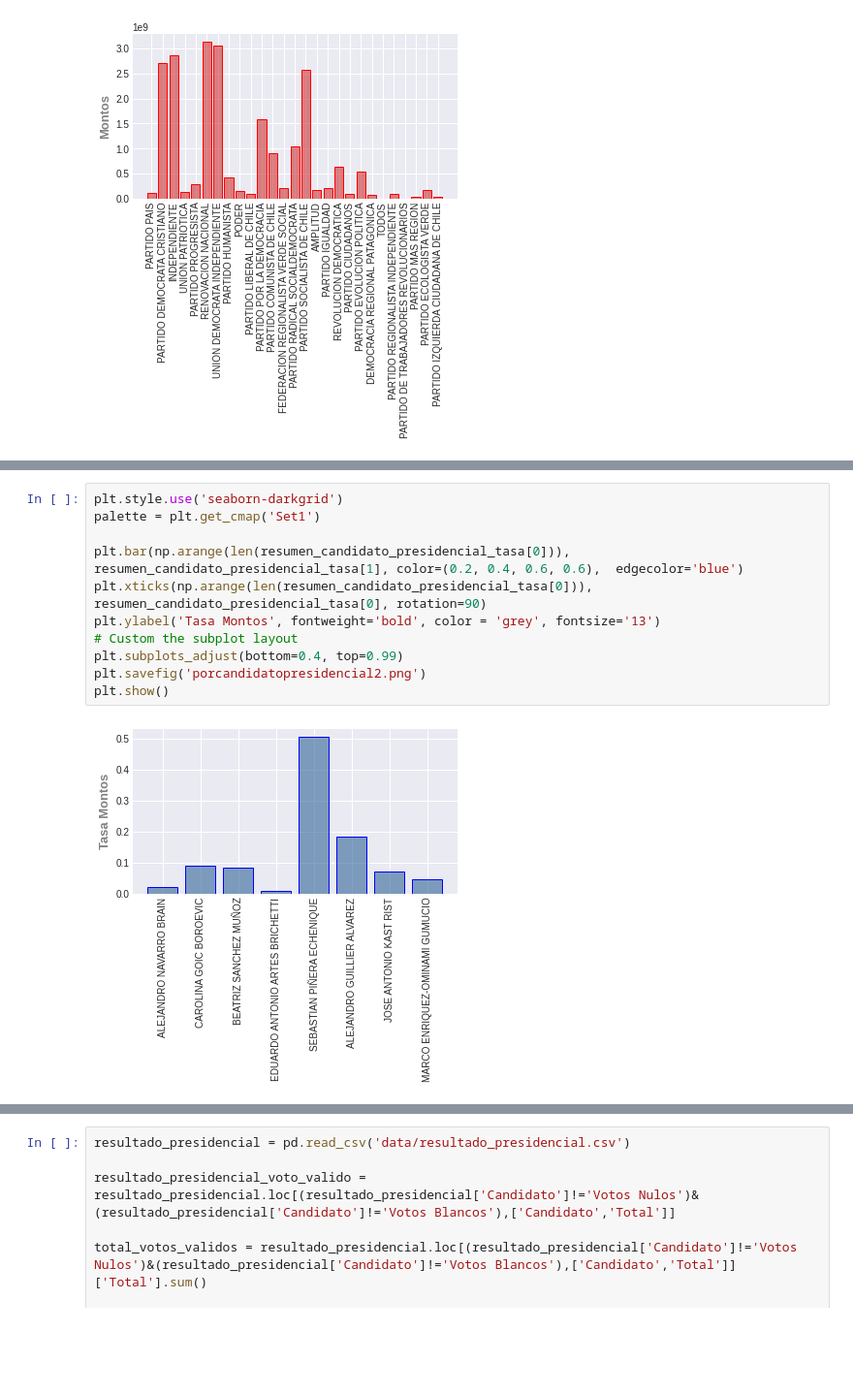
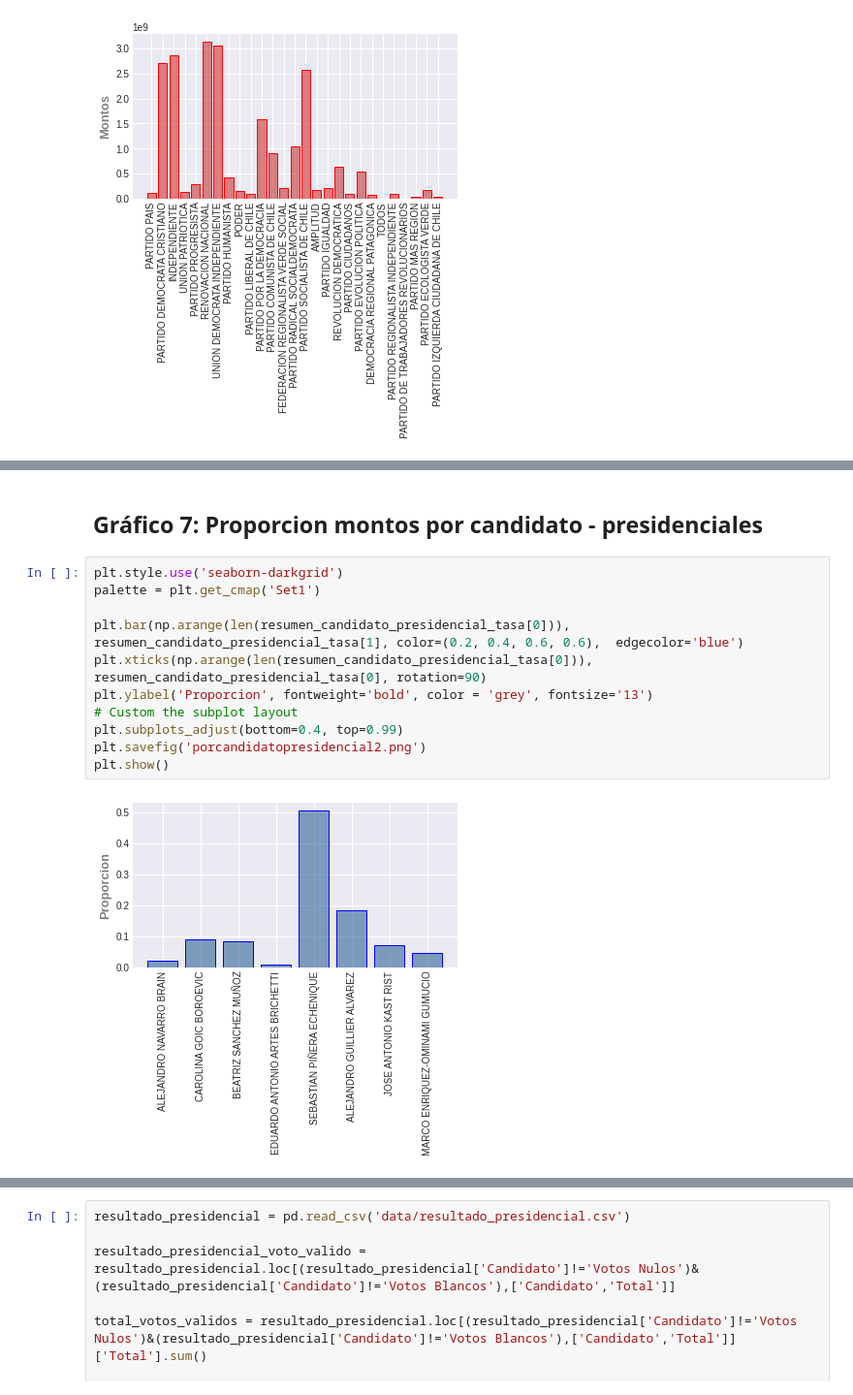
Before and after one commit to wormaza/DatosServel, a Jupyter notebook: elecciones.ipynb, the cells around one changed output, grey strips where cells are left out. Shown at 97% size. Drawn from its saved outputs; the diff is of its cells as text; blank space fills up the shorter version.

```diff
--- a/elecciones.ipynb
+++ b/elecciones.ipynb
@@ -503,16 +562,18 @@ for e in partido:
     montos_partido_senador.append(aporte_candidaturas.loc[(aporte_candidaturas['NOMBRE PARTIDO']==e)&(aporte_candidaturas['ELECCION']=='SENADOR')]['MONTO'].sum()/montototal_senador)
 
 resumen_partido_senador_tasa = np.array([partido, montos_partido_senador])
+# %% [markdown]
+## Gráfico 7: Proporcion montos por candidato - presidenciales
 # %%
 plt.style.use('seaborn-darkgrid')
 palette = plt.get_cmap('Set1')
 
 plt.bar(np.arange(len(resumen_candidato_presidencial_tasa[0])), resumen_candidato_presidencial_tasa[1], color=(0.2, 0.4, 0.6, 0.6),  edgecolor='blue')
 plt.xticks(np.arange(len(resumen_candidato_presidencial_tasa[0])), resumen_candidato_presidencial_tasa[0], rotation=90)
-plt.ylabel('Tasa Montos', fontweight='bold', color = 'grey', fontsize='13')
+plt.ylabel('Proporcion', fontweight='bold', color = 'grey', fontsize='13')
 # Custom the subplot layout
 plt.subplots_adjust(bottom=0.4, top=0.99)
 plt.savefig('porcandidatopresidencial2.png')
 plt.show()
 # %% [output]
-[figure, old version]
+[figure, new version]
```
Also changed, not shown: parts of 31 cells of this notebook.
